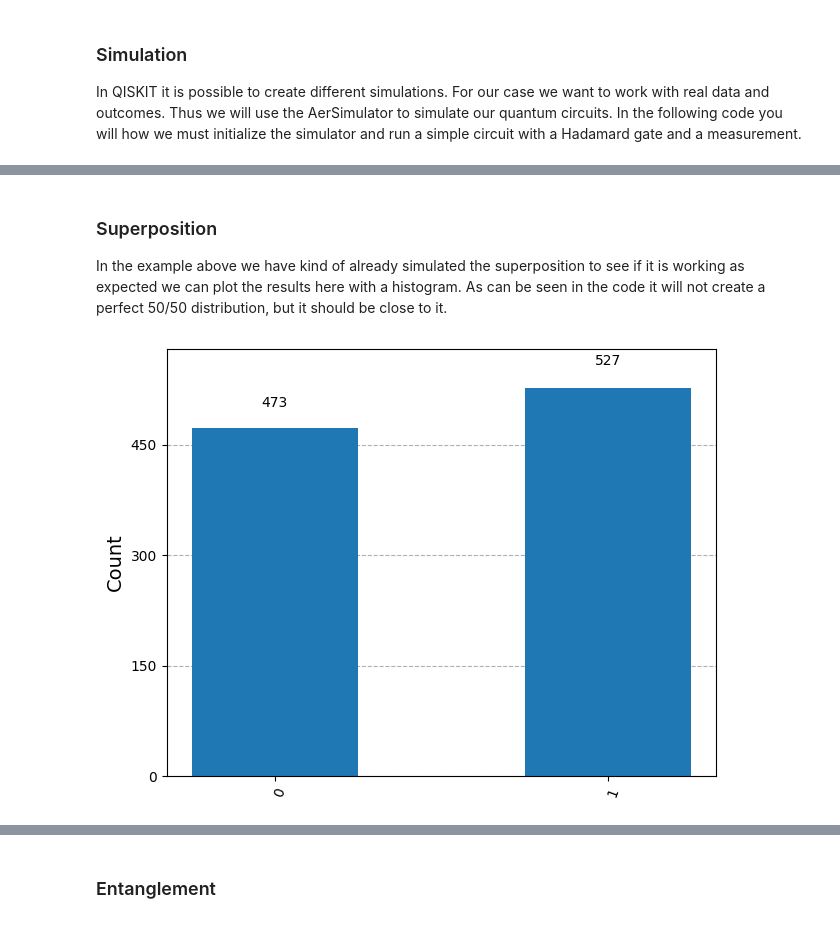
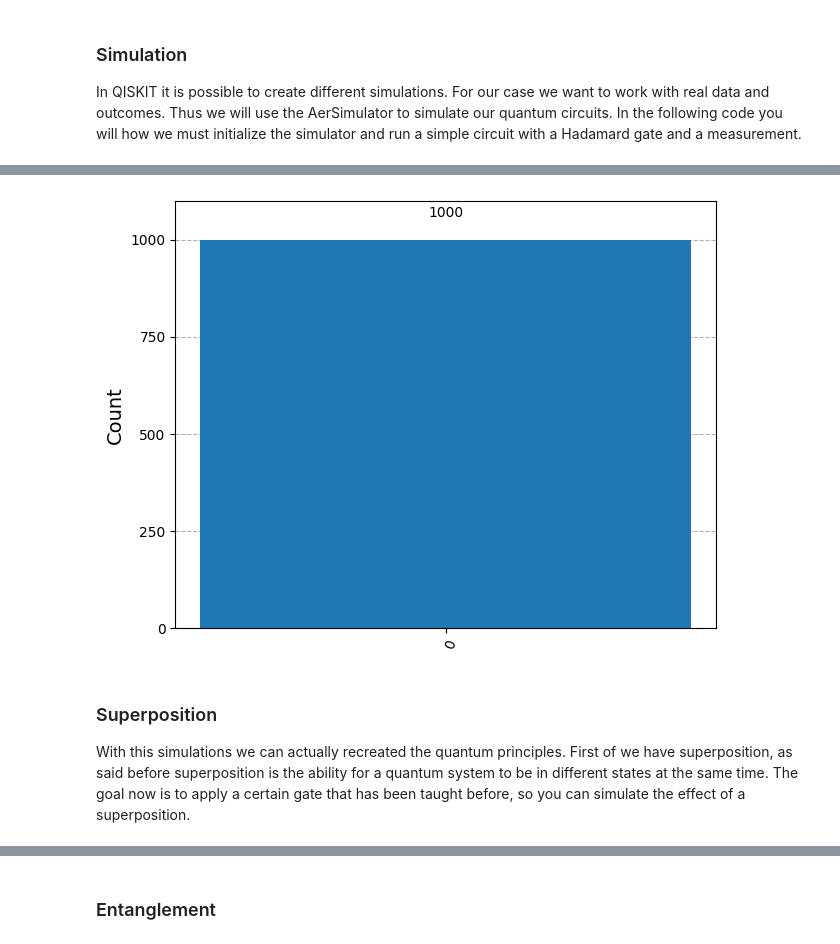
Before and after one commit to seppedijkstra/Quantum_Game, a Jupyter notebook: 3_Quantum_Gates.ipynb, the cells around one changed output, grey strips where cells are left out. Saved outputs shown, nothing was run; the diff lists cells and outputs as text; code cells hidden in the pictures.

```diff
--- a/3_Quantum_Gates.ipynb
+++ b/3_Quantum_Gates.ipynb
@@ -58,8 +93,16 @@ qc.draw('mpl')
+# %%
+plot_histogram(simulate().get_counts())
+# %% [output]
+[figure, added]
 # %% [markdown]
 ### Superposition
 
-In the example above we have kind of already simulated the superposition to see if it is working as expected we can plot the results here with a histogram. As can be seen in the code it will not create a perfect 50/50 distribution, but it should be close to it.
+With this simulations we can actually recreated the quantum principles. First of we have superposition, as said before superposition is the ability for a quantum system to be in different states at the same time. The goal now is to apply a certain gate that has been taught before, so you can simulate the effect of a superposition.
 # %%
-plot_histogram(result.get_counts())
+## Create a quantum circuit with one qubit
+
+# Apply a certain gate taught before and measure the qubit
+
+# Use the simulate function
+
+# Plot the result and draw the circuit
-# %% [output]
-[figure, removed]
```
Also changed, not shown: parts of 10 cells of this notebook.
